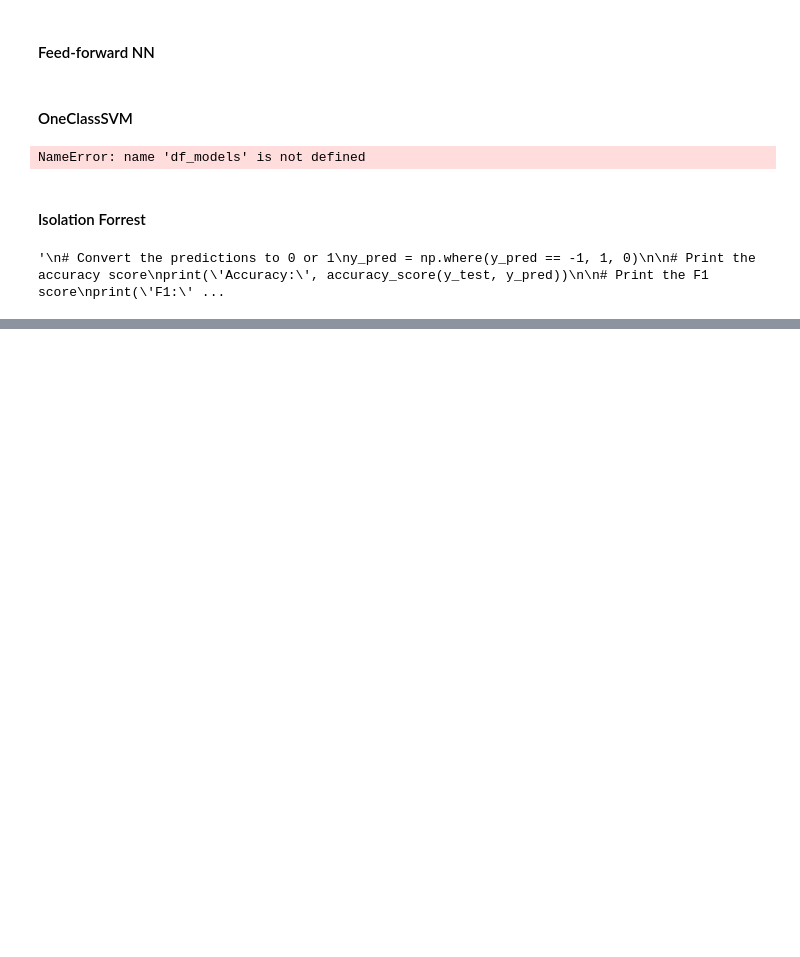
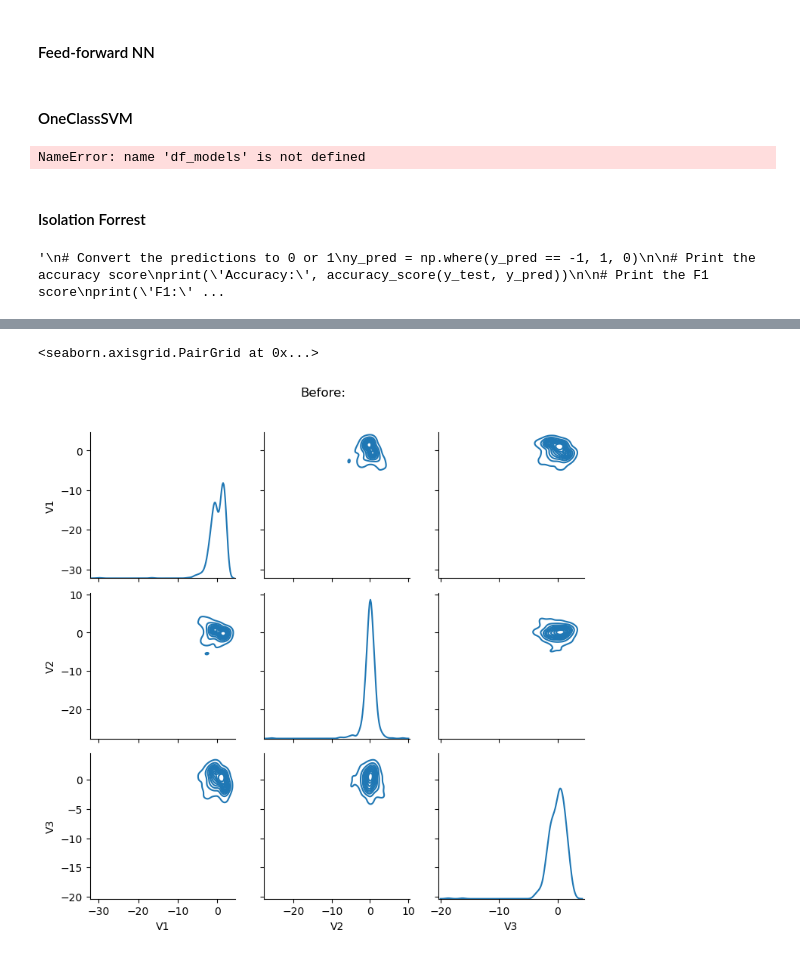
Before and after one commit to leobt23/Applications_DSE, a Jupyter notebook: eda/data_exploration.ipynb, the cells around one changed output, grey strips where cells are left out. Drawn from its saved outputs; the diff is of its cells as text; code cells hidden in the pictures; blank space fills up the shorter version.

```diff
--- a/eda/data_exploration.ipynb
+++ b/eda/data_exploration.ipynb
@@ -1521,0 +1590,21 @@ plt.show()
+# %%
+# pair grid
+
+# Divide data
+df_pargrid = df.copy()
+
+# get from second to forth column
+df_pargrid = df_pargrid.iloc[:, 1:4]
+# %%
+# Remove Future Warning
+warnings.simplefilter(action='ignore', category=FutureWarning)
+
+# Pair grid plot of the features
+g = sns.PairGrid(df_pargrid.iloc[:,:3].sample(600, random_state=42))
+plt.subplots_adjust(top=0.9)
+g.fig.suptitle('Before:')
+g.map_diag(sns.kdeplot)
+g.map_offdiag(sns.kdeplot)
+# %% [output]
+<seaborn.axisgrid.PairGrid at 0x...>
+[figure, added]
```
Also changed, not shown: parts of 7 cells of this notebook, 59 other files.
